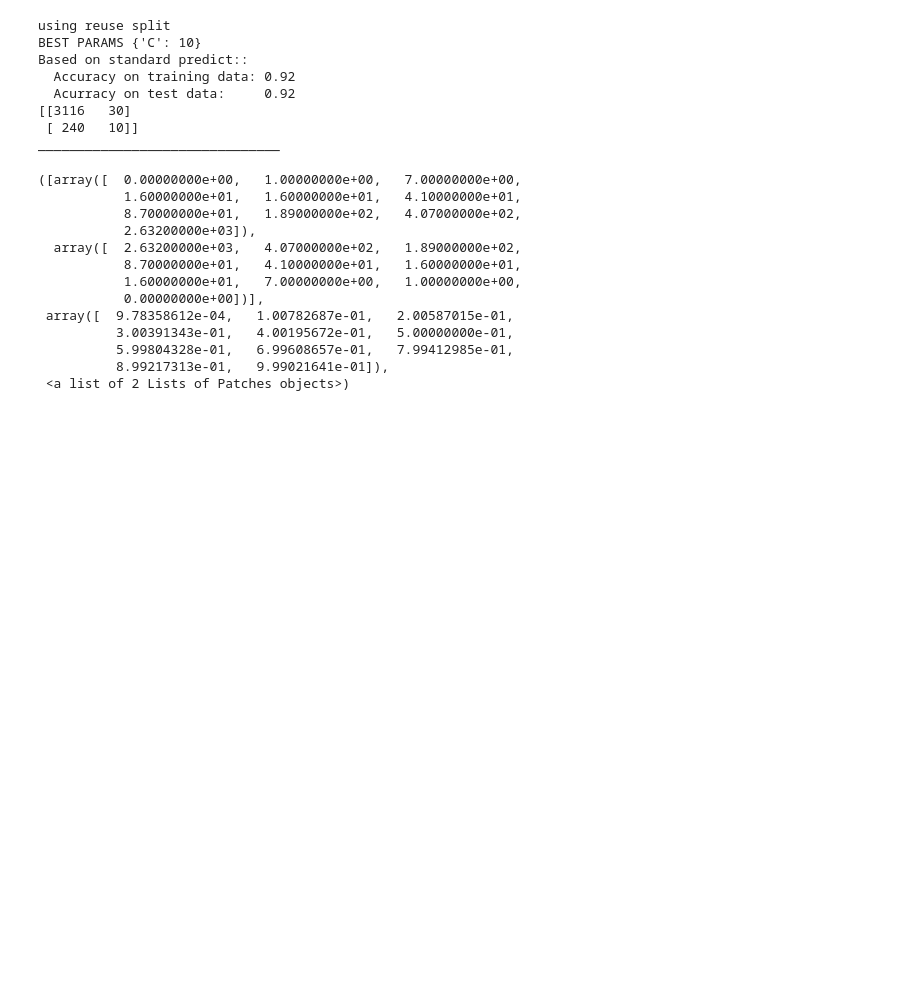
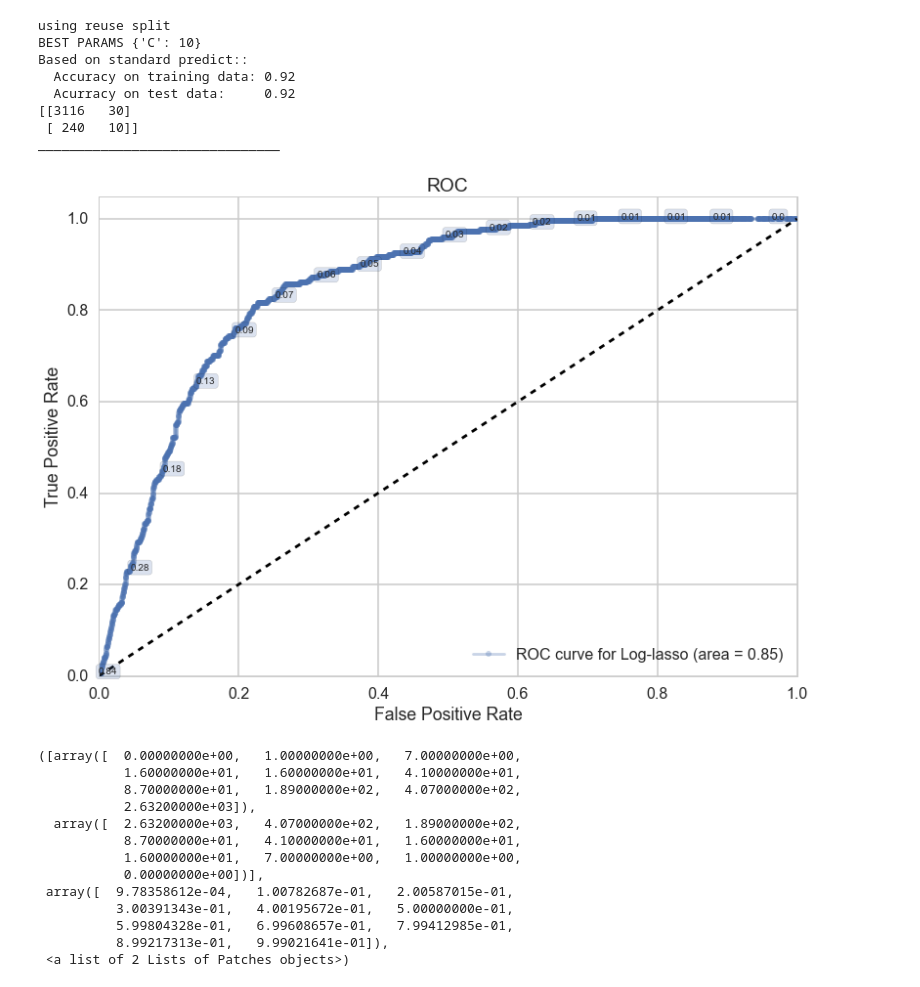
Before and after one commit to martinkess/India, a Jupyter notebook: SVC + Log-Lasso Classifier.ipynb, the cells around one changed output. Drawn from its saved outputs; the diff is of its cells as text; code cells hidden in the pictures; blank space fills up the shorter version.

Commit message:
improved SVM + Log Lasso

```diff
--- a/SVC + Log-Lasso Classifier.ipynb
+++ b/SVC + Log-Lasso Classifier.ipynb
@@ -297,7 +342,7 @@ from sklearn.linear_model import LogisticRegression
 
 clf = LogisticRegression(penalty="l1")
 parameters = {"C": [0.01,0.001,0.0001,0.00001,0.000001,0.0000001, 0.1, 1, 10, 100]}
-clflog, Xtrain, ytrain, Xtest, ytest = do_classify(clf,parameters, nonempty,logcols, 'winner',0, reuse_split=reuse_split)
+clflog, Xtrainl, ytrainl, Xtestl, ytestl = do_classify(clf,parameters, nonempty,logcols, 'winner',0, reuse_split=reuse_split)
 # %% [output]
 using reuse split
 BEST PARAMS {'C': 10}
@@ -307,6 +352,10 @@ Based on standard predict::
 [[3116   30]
  [ 240   10]]
 _______________________________
+# %%
+ax=make_roc("Log-lasso", clflog, ytestl, Xtestl, proba=True, labe=200)
+# %% [output]
+[figure, added]
 # %%
 plt.hist(clflog.predict_proba(Xtest))
 # %% [output]
```
Also changed, not shown: parts of 10 cells of this notebook.
